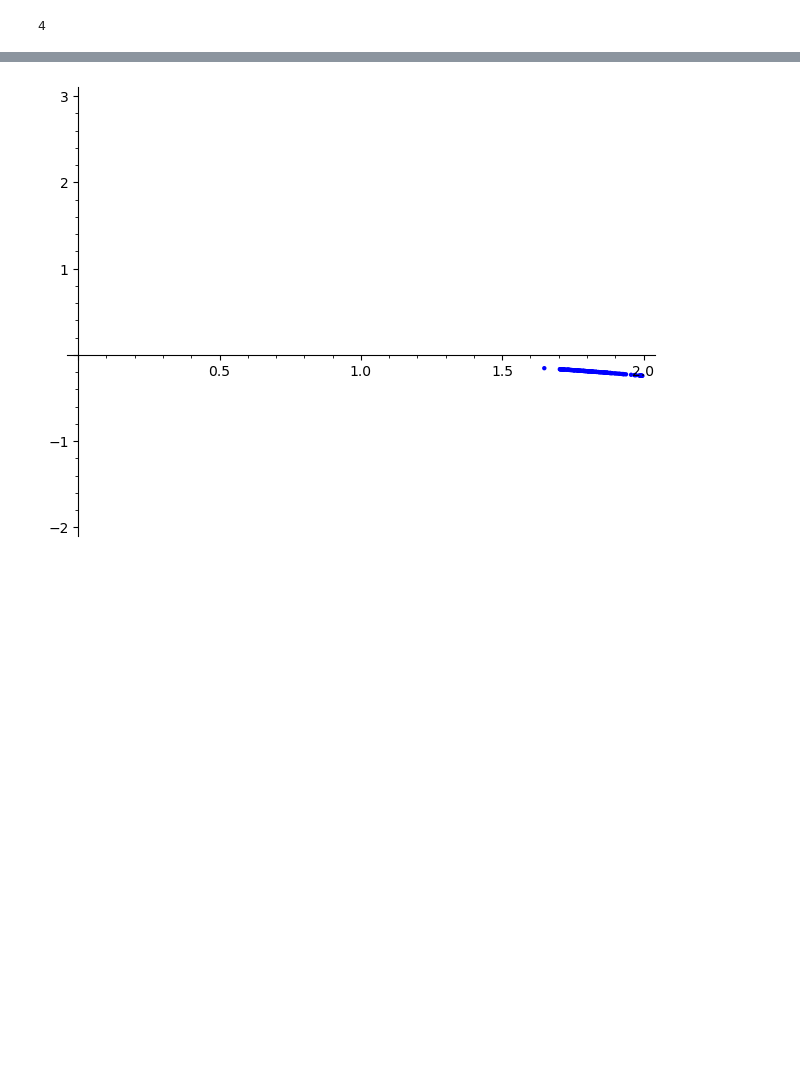
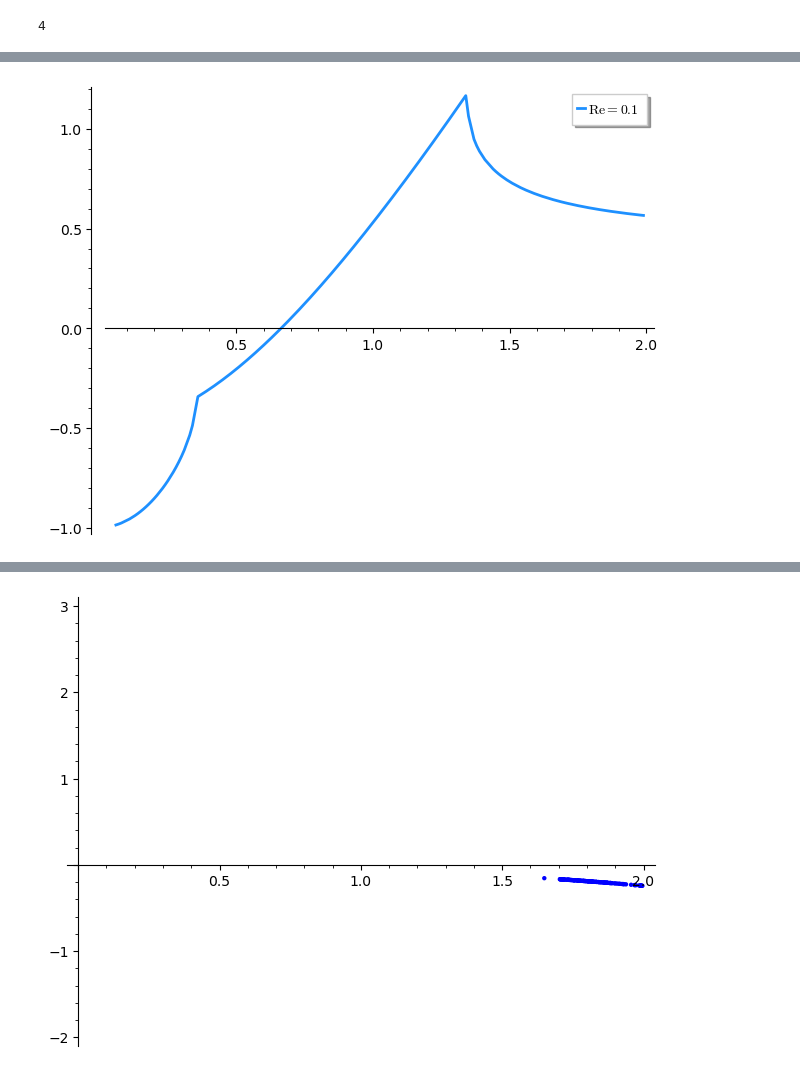
Before and after one commit to fvegar/rips, a Jupyter notebook: rips_dispersion.ipynb, the cells around one changed output, grey strips where cells are left out. Saved outputs shown, nothing was run; the diff lists cells and outputs as text; code cells hidden in the pictures; blank space fills up the shorter version.

```diff
--- a/rips_dispersion.ipynb
+++ b/rips_dispersion.ipynb
@@ -224,0 +258,5 @@ verbose 0 (3838: plot.py, generate_plot_points) Last error message: 'math domain
+# %%
+G0 = list_plot([XY[0][i] for i in range(len(XY[0])) if XY[0][i][1]>-0.99 and XY[0][i][1]<3.5], plotjoined = True, color="dodgerblue", thickness=2, legend_label=r"$\mathrm{Re}=0.1$")
+G0.show()
+# %% [output]
+[figure, added]
```
Also changed, not shown: parts of 53 cells of this notebook, 3 other files.
